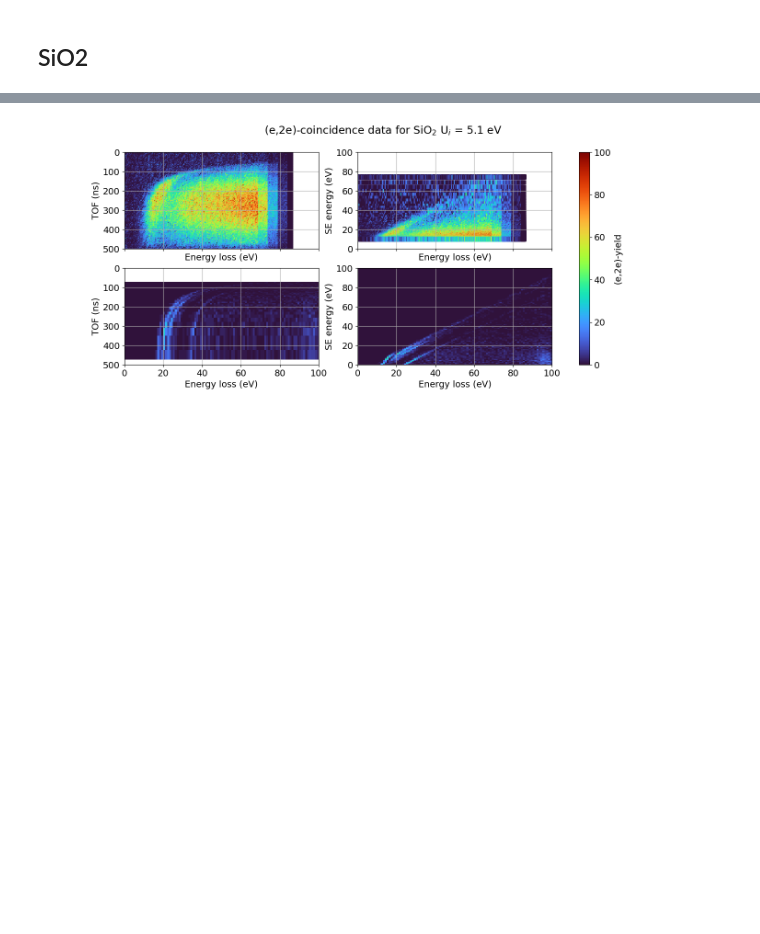
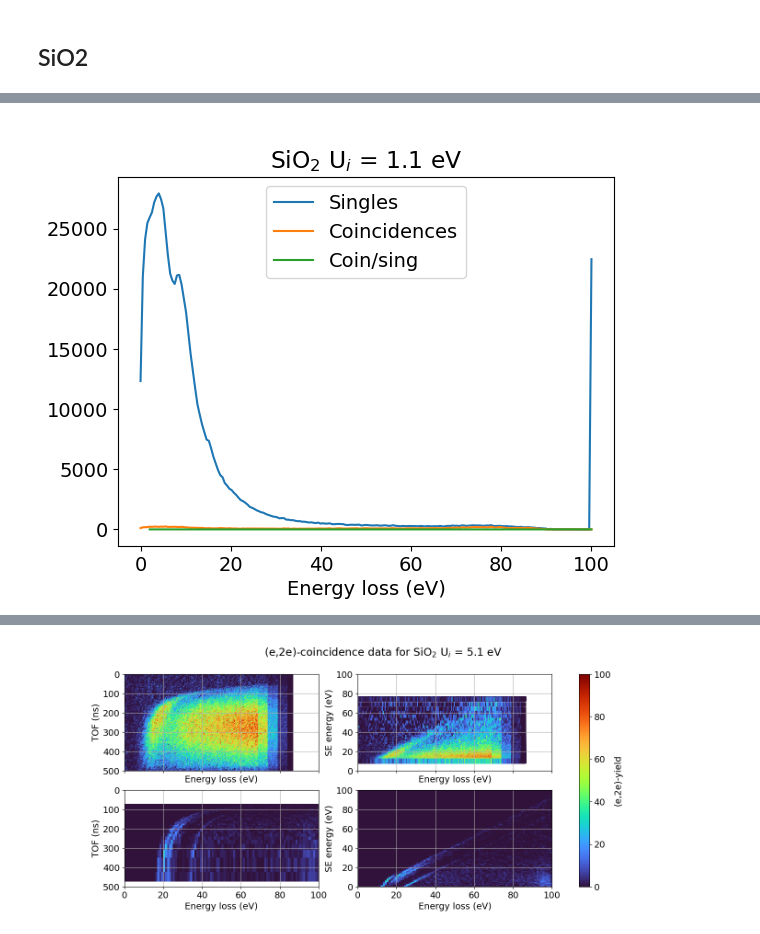
Before and after one commit to oridzel/mast_sey, a Jupyter notebook: plot.ipynb, the cells around one changed output, grey strips where cells are left out. Saved outputs shown, nothing was run; the diff lists cells and outputs as text; code cells hidden in the pictures; blank space fills up the shorter version.

```diff
--- a/plot.ipynb
+++ b/plot.ipynb
@@ -32,3 +44,22 @@ plt.show()
+# %%
+eloss=np.linspace(0,100,199)
+
+plt.figure()
+plt.plot(eloss,singles,label="Singles")
+plt.plot(100-eloss,np.sum(H_0,axis=0),label="Coincidences")
+# plt.plot(fd_exp[ind,0],fd_exp[ind,4],label="Exp coin",alpha = 0.5)
+plt.plot(eloss,np.sum(H_0,axis=0)/singles[::-1],label="Coin/sing")
+plt.xlabel("Energy loss (eV)")
+plt.ylabel("Counts")
+plt.title(r"SiO$_2$ U$_i$ = 1.1 eV")
+plt.legend()
+# plt.yscale('log')
+# plt.xlim(50,98)
+# plt.ylim(0,120)
+plt.show()
+# plt.savefig("sio2_coin2singles_u=1.1eV.png",dpi=600,bbox_inches='tight')
+# %% [output]
+[figure, added]
 # %%
 fd = np.loadtxt("materials/sio2/spa/mc_coin.plot_6")
 x = np.random.normal(0, 1, 100)
```
Also changed, not shown: parts of 5 cells of this notebook, 2 other files.
